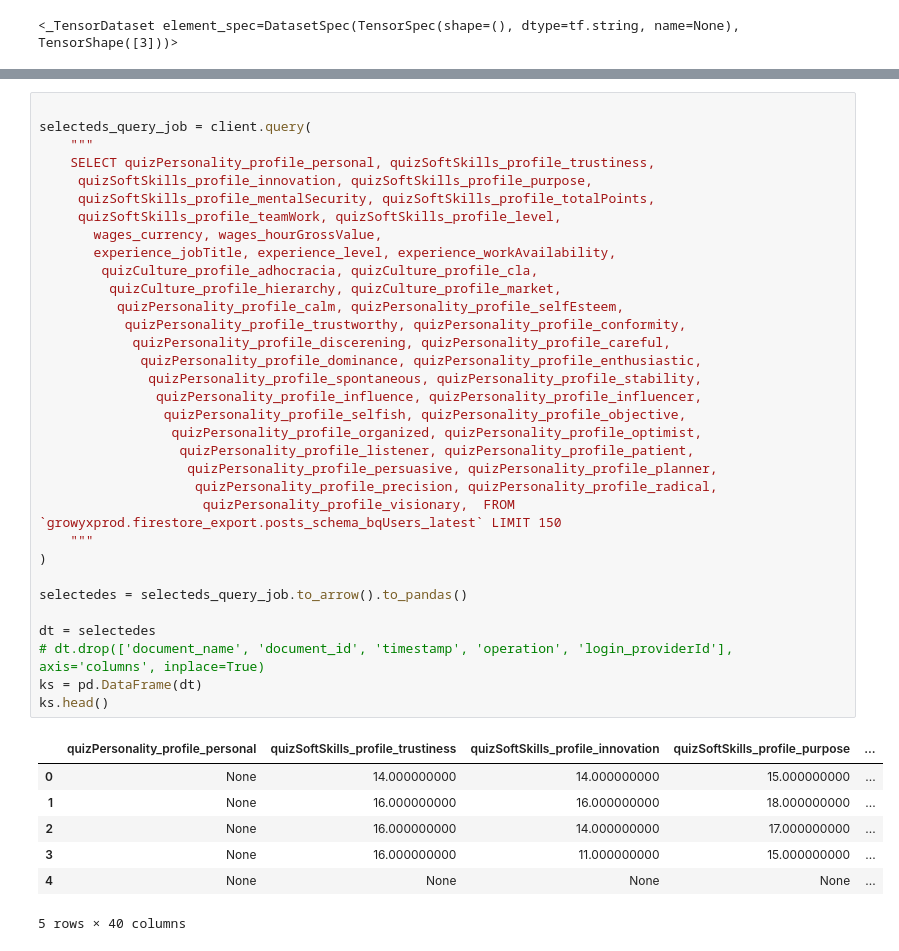
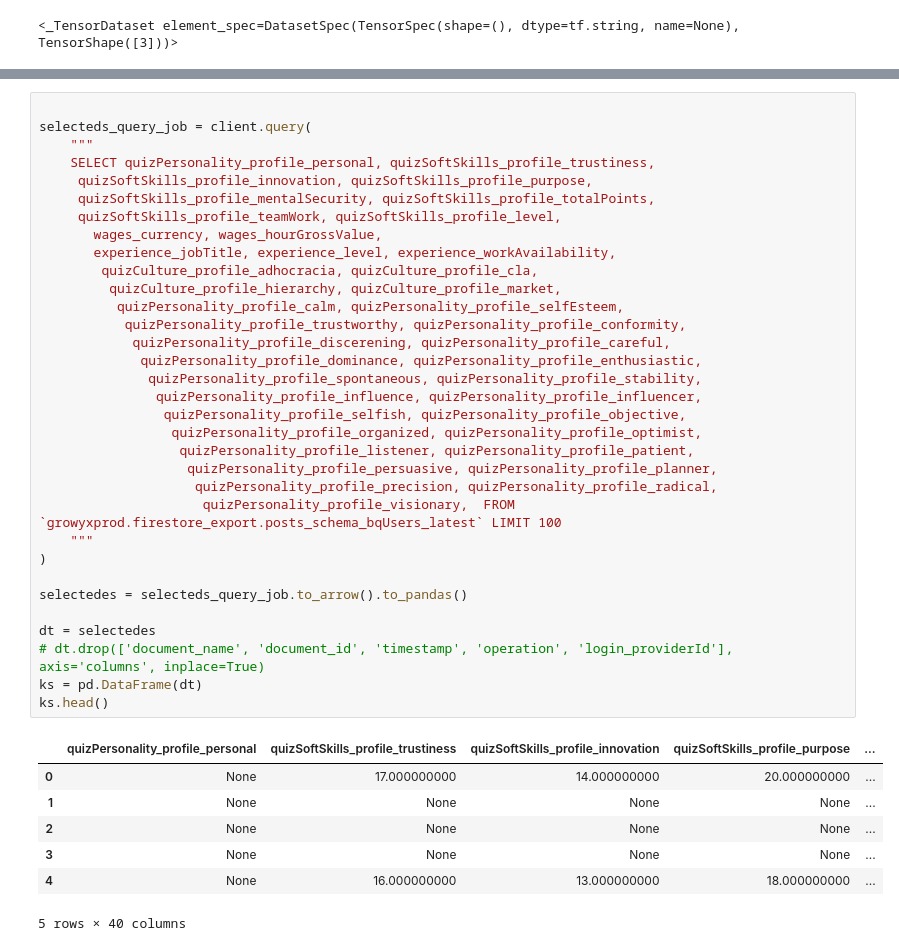
Before and after one commit to Chm-vinicius/coolab_tensorflow_study, a Jupyter notebook: machine_learn.ipynb, the cells around one changed output, grey strips where cells are left out. Cells and saved outputs as stored; diff of their text form.

```diff
--- a/machine_learn.ipynb
+++ b/machine_learn.ipynb
@@ -92,39 +92,39 @@ selecteds_query_job = client.query(
     SELECT quizPersonality_profile_personal, quizSoftSkills_profile_trustiness,
      quizSoftSkills_profile_innovation, quizSoftSkills_profile_purpose,
      quizSoftSkills_profile_mentalSecurity, quizSoftSkills_profile_totalPoints,
      quizSoftSkills_profile_teamWork, quizSoftSkills_profile_level,
        wages_currency, wages_hourGrossValue,
        experience_jobTitle, experience_level, experience_workAvailability,
         quizCulture_profile_adhocracia, quizCulture_profile_cla,
          quizCulture_profile_hierarchy, quizCulture_profile_market,
           quizPersonality_profile_calm, quizPersonality_profile_selfEsteem,
            quizPersonality_profile_trustworthy, quizPersonality_profile_conformity,
             quizPersonality_profile_discerening, quizPersonality_profile_careful,
              quizPersonality_profile_dominance, quizPersonality_profile_enthusiastic,
               quizPersonality_profile_spontaneous, quizPersonality_profile_stability,
                quizPersonality_profile_influence, quizPersonality_profile_influencer,
                 quizPersonality_profile_selfish, quizPersonality_profile_objective,
                  quizPersonality_profile_organized, quizPersonality_profile_optimist,
                   quizPersonality_profile_listener, quizPersonality_profile_patient,
                    quizPersonality_profile_persuasive, quizPersonality_profile_planner,
                     quizPersonality_profile_precision, quizPersonality_profile_radical,
-                     quizPersonality_profile_visionary,  FROM `growyxprod.firestore_export.posts_schema_bqUsers_latest` LIMIT 150
+                     quizPersonality_profile_visionary,  FROM `growyxprod.firestore_export.posts_schema_bqUsers_latest` LIMIT 100
     """
 )
 
 selectedes = selecteds_query_job.to_arrow().to_pandas()
 
 dt = selectedes
 # dt.drop(['document_name', 'document_id', 'timestamp', 'operation', 'login_providerId'], axis='columns', inplace=True)
 ks = pd.DataFrame(dt)
 ks.head()
 # %% [output]
 |  | quizPersonality_profile_personal | quizSoftSkills_profile_trustiness | quizSoftSkills_profile_innovation | quizSoftSkills_profile_purpose | ... |
-| 0 | None | 14.000000000 | 14.000000000 | 15.000000000 | ... |
-| 1 | None | 16.000000000 | 16.000000000 | 18.000000000 | ... |
-| 2 | None | 16.000000000 | 14.000000000 | 17.000000000 | ... |
-| 3 | None | 16.000000000 | 11.000000000 | 15.000000000 | ... |
-| 4 | None | None | None | None | ... |
+| 0 | None | 17.000000000 | 14.000000000 | 20.000000000 | ... |
+| 1 | None | None | None | None | ... |
+| 2 | None | None | None | None | ... |
+| 3 | None | None | None | None | ... |
+| 4 | None | 16.000000000 | 13.000000000 | 18.000000000 | ... |
 5 rows × 40 columns
 # %%
 strData = ks[['wages_currency', 'experience_jobTitle', 'experience_level', 'experience_workAvailability']].copy()
```
Also changed, not shown: parts of 16 cells of this notebook, 1 other file.
